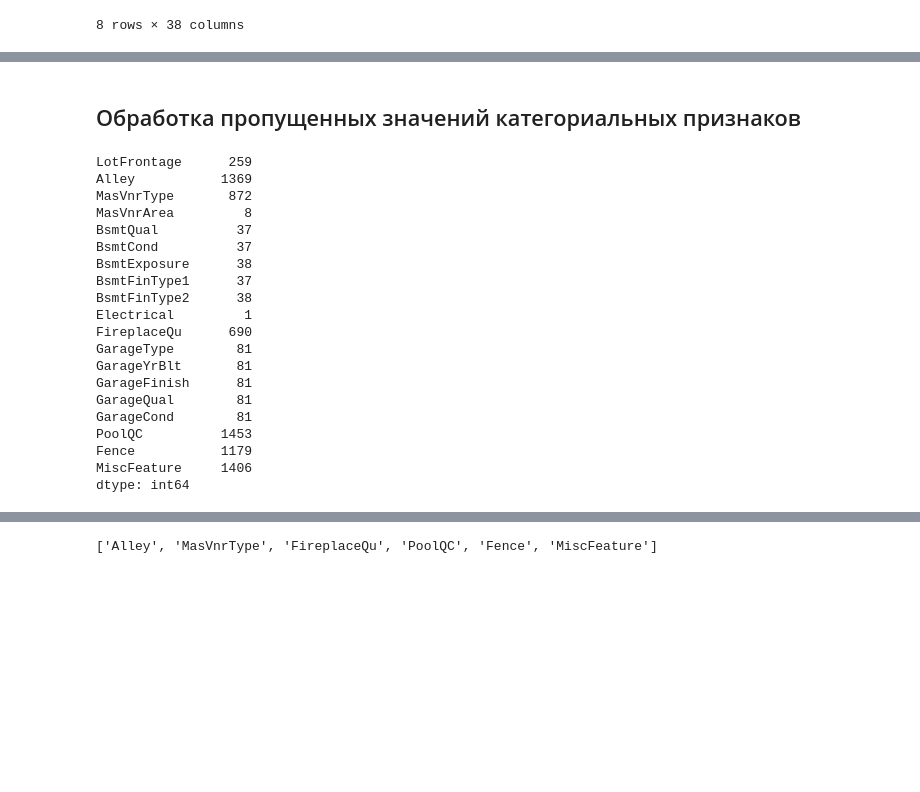
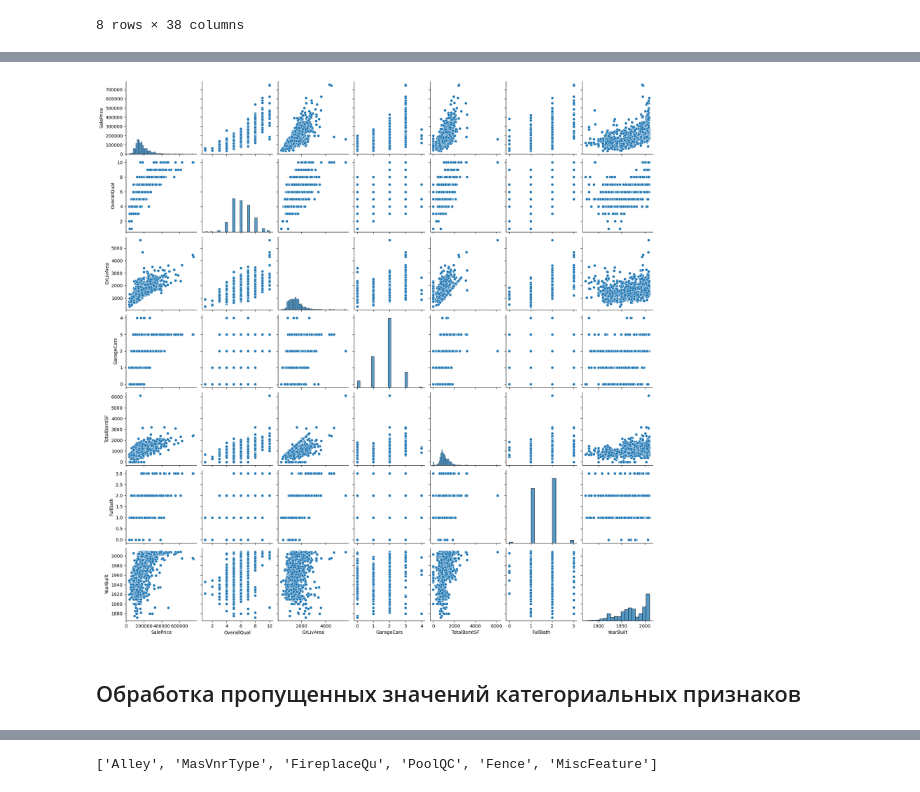
Before and after one commit to Qugerd/House-Prices, a Jupyter notebook: main.ipynb, the cells around one changed output, grey strips where cells are left out. Saved outputs shown, nothing was run; the diff lists cells and outputs as text; code cells hidden in the pictures; blank space fills up the shorter version.

```diff
--- a/main.ipynb
+++ b/main.ipynb
@@ -26,27 +43,8 @@ df_train.describe()
+# %%
+cols = ['SalePrice', 'OverallQual', 'GrLivArea', 'GarageCars', 'TotalBsmtSF', 'FullBath', 'YearBuilt']
+sns.pairplot(df_train[cols])
+plt.show()
+# %% [output]
+[figure, added]
 # %% [markdown]
 ## Обработка пропущенных значений категориальных признаков
-# %%
-missing_columns_info = df_train.isnull().sum()
-missing_columns_info = missing_columns_info[missing_columns_info > 0]
-missing_columns_info
-# %% [output]
-LotFrontage      259
-Alley           1369
-MasVnrType       872
-MasVnrArea         8
-BsmtQual          37
-BsmtCond          37
-BsmtExposure      38
-BsmtFinType1      37
-BsmtFinType2      38
-Electrical         1
-FireplaceQu      690
-GarageType        81
-GarageYrBlt       81
-GarageFinish      81
-GarageQual        81
-GarageCond        81
-PoolQC          1453
-Fence           1179
-MiscFeature     1406
-dtype: int64
```
Also changed, not shown: parts of 3 cells of this notebook.
